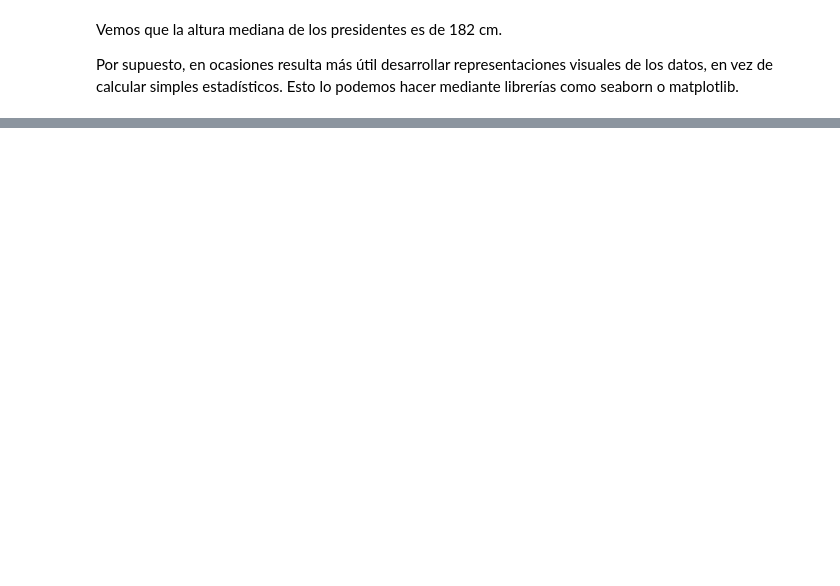
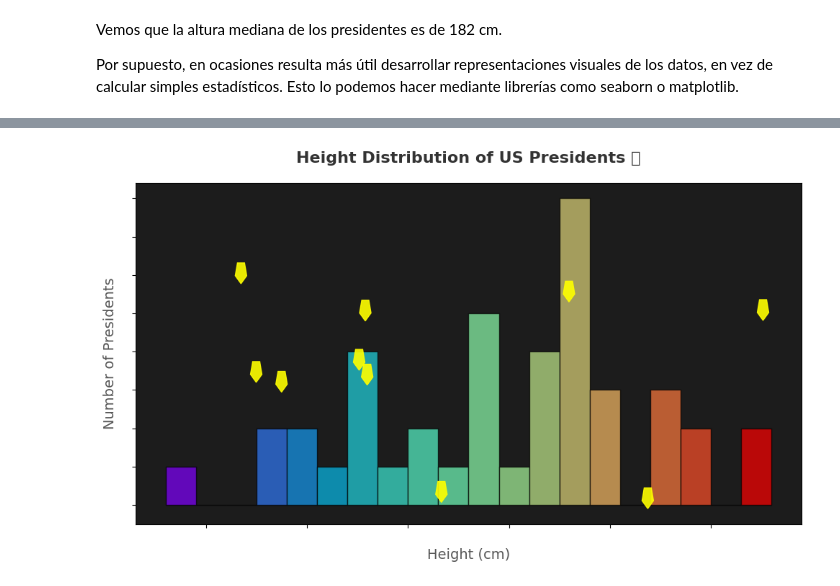
Before and after one commit to JLGOrtega/repo-clase-dsvlcsep24, a Jupyter notebook: 2-Data_Analysis/1-Numpy/teoria/1_Numpy.ipynb, the cells around one changed output, grey strips where cells are left out. Drawn from its saved outputs; the diff is of its cells as text; code cells hidden in the pictures; blank space fills up the shorter version.

```diff
--- a/2-Data_Analysis/1-Numpy/teoria/1_Numpy.ipynb
+++ b/2-Data_Analysis/1-Numpy/teoria/1_Numpy.ipynb
@@ -1052,0 +1220,48 @@ plt.ylabel('number');
+# %%
+import numpy as np
+import matplotlib.pyplot as plt
+from matplotlib.patches import RegularPolygon
+
+# Datos de ejemplo
+# heights = [180, 190, 170, 185, 175, 178, 182, 188, 170, 177, 179, 183, 181, 189, 174, 176]
+
+# Colores arcoíris
+colors = plt.cm.rainbow(np.linspace(0, 1, 20))
+
+# Tamaño de la figura
+plt.figure(figsize=(10, 6))
+
+# Crear histograma con colores arcoíris
+n, bins, patches = plt.hist(heights, bins=20, edgecolor='black', alpha=0.7)
+
+# Aplicar los colores arcoíris a cada barra
+for i in range(len(patches)):
+    patches[i].set_facecolor(colors[i])
+
+# Añadir estrellas decorativas en posiciones aleatorias dentro de la gráfica
+ax = plt.gca()
+for _ in range(10):  # Añadir 10 estrellitas
+    x_star = np.random.uniform(min(bins), max(bins))  # Posición aleatoria en el eje x
+    y_star = np.random.uniform(0, max(n) * 0.8)  # Posición aleatoria en el eje y
+    star = RegularPolygon((x_star, y_star), numVertices=5, radius=0.3, orientation=np.pi / 5,
+                          color='yellow', alpha=0.9)  # Estrella amarilla
+    ax.add_patch(star)
+
+# Añadir título y etiquetas
+plt.title('Height Distribution of US Presidents 🌟', fontsize=16, fontweight='bold', color='#333333', pad=20)
+plt.xlabel('Height (cm)', fontsize=14, fontweight='medium', color='#555555')
+plt.ylabel('Number of Presidents', fontsize=14, fontweight='medium', color='#555555')
+
+# Fondo oscuro para resaltar el arcoíris
+plt.gca().set_facecolor('#1c1c1c')
+plt.grid(False)
+
+# Personalización de los ejes
+plt.xticks(fontsize=12, color='white')
+plt.yticks(fontsize=12, color='white')
+
+# Mostrar gráfico con ajuste de margen
+plt.tight_layout()
+plt.show()
+# %% [output]
+[figure, added]
```
Also changed, not shown: parts of 35 cells of this notebook.
